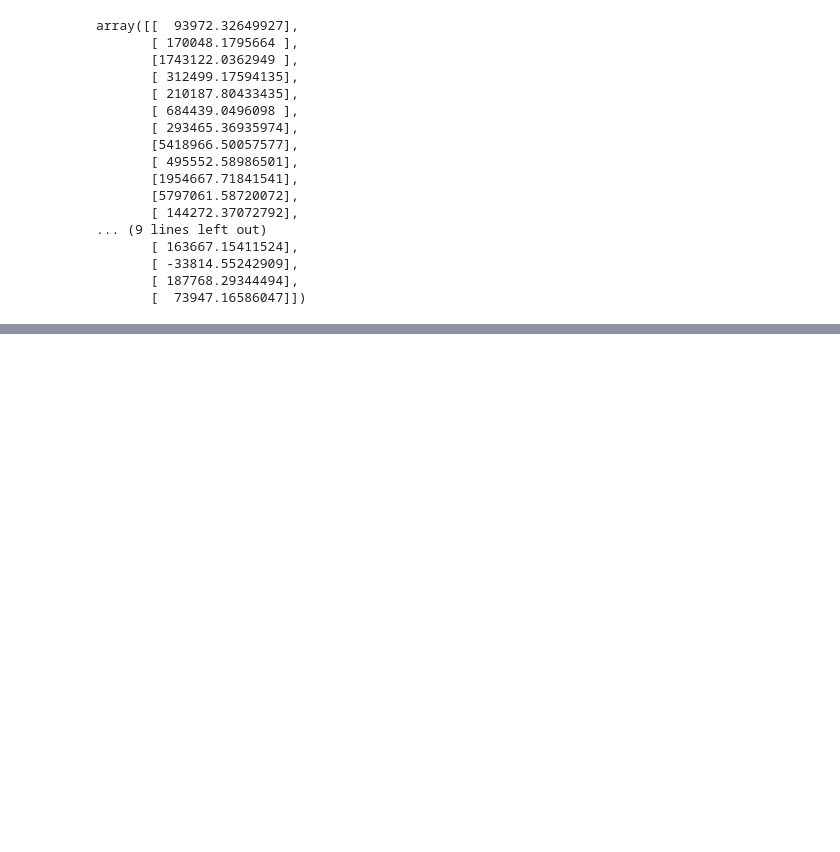
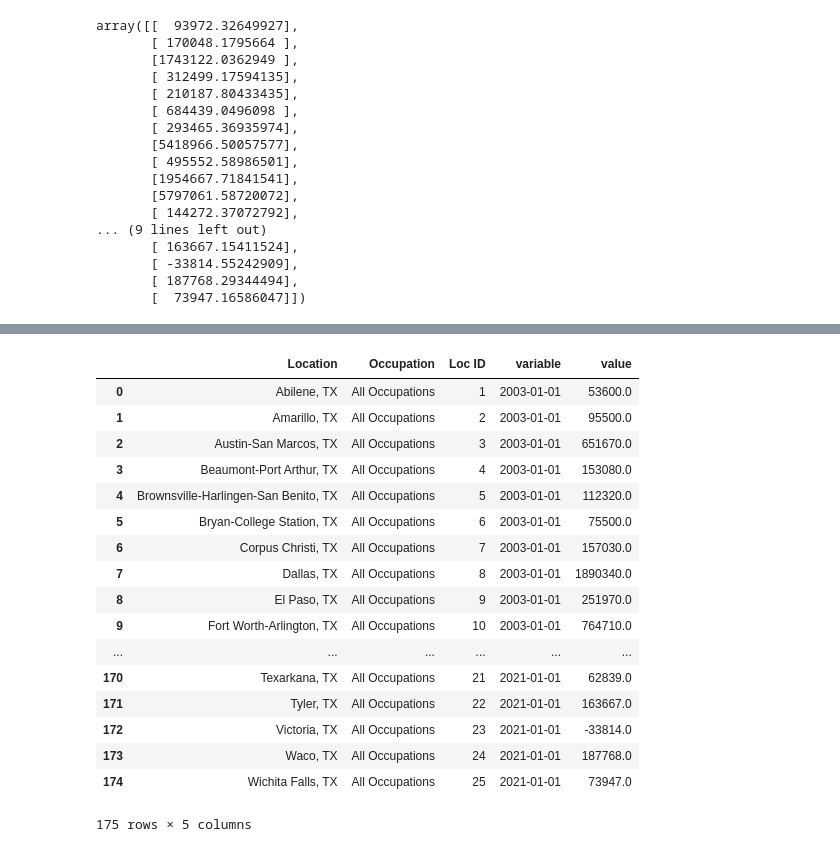
Before and after one commit to mikegoldster/Texas_Labor_Data_2, a Jupyter notebook: Texas_LR.ipynb, the cells around one changed output, grey strips where cells are left out. Cells and saved outputs as stored; diff of their text form; code cells hidden in the pictures; blank space fills up the shorter version.

```diff
--- a/Texas_LR.ipynb
+++ b/Texas_LR.ipynb
@@ -457,0 +484,22 @@ texas_em2.to_csv("Texas Predicted 2021.csv")
+# %%
+texas_em2['variable'] = pd.to_datetime(texas_em2['variable'], format="%Y")
+texas_em2
+# %% [output]
+|  | Location | Occupation | Loc ID | variable | value |
+| 0 | Abilene, TX | All Occupations | 1 | 2003-01-01 | 53600.0 |
+| 1 | Amarillo, TX | All Occupations | 2 | 2003-01-01 | 95500.0 |
+| 2 | Austin-San Marcos, TX | All Occupations | 3 | 2003-01-01 | 651670.0 |
+| 3 | Beaumont-Port Arthur, TX | All Occupations | 4 | 2003-01-01 | 153080.0 |
+| 4 | Brownsville-Harlingen-San Benito, TX | All Occupations | 5 | 2003-01-01 | 112320.0 |
+| 5 | Bryan-College Station, TX | All Occupations | 6 | 2003-01-01 | 75500.0 |
+| 6 | Corpus Christi, TX | All Occupations | 7 | 2003-01-01 | 157030.0 |
+| 7 | Dallas, TX | All Occupations | 8 | 2003-01-01 | 1890340.0 |
+| 8 | El Paso, TX | All Occupations | 9 | 2003-01-01 | 251970.0 |
+| 9 | Fort Worth-Arlington, TX | All Occupations | 10 | 2003-01-01 | 764710.0 |
+| ... | ... | ... | ... | ... | ... |
+| 170 | Texarkana, TX | All Occupations | 21 | 2021-01-01 | 62839.0 |
+| 171 | Tyler, TX | All Occupations | 22 | 2021-01-01 | 163667.0 |
+| 172 | Victoria, TX | All Occupations | 23 | 2021-01-01 | -33814.0 |
+| 173 | Waco, TX | All Occupations | 24 | 2021-01-01 | 187768.0 |
+| 174 | Wichita Falls, TX | All Occupations | 25 | 2021-01-01 | 73947.0 |
+175 rows × 5 columns
```
Also changed, not shown: parts of 5 cells of this notebook, 3 other files.
